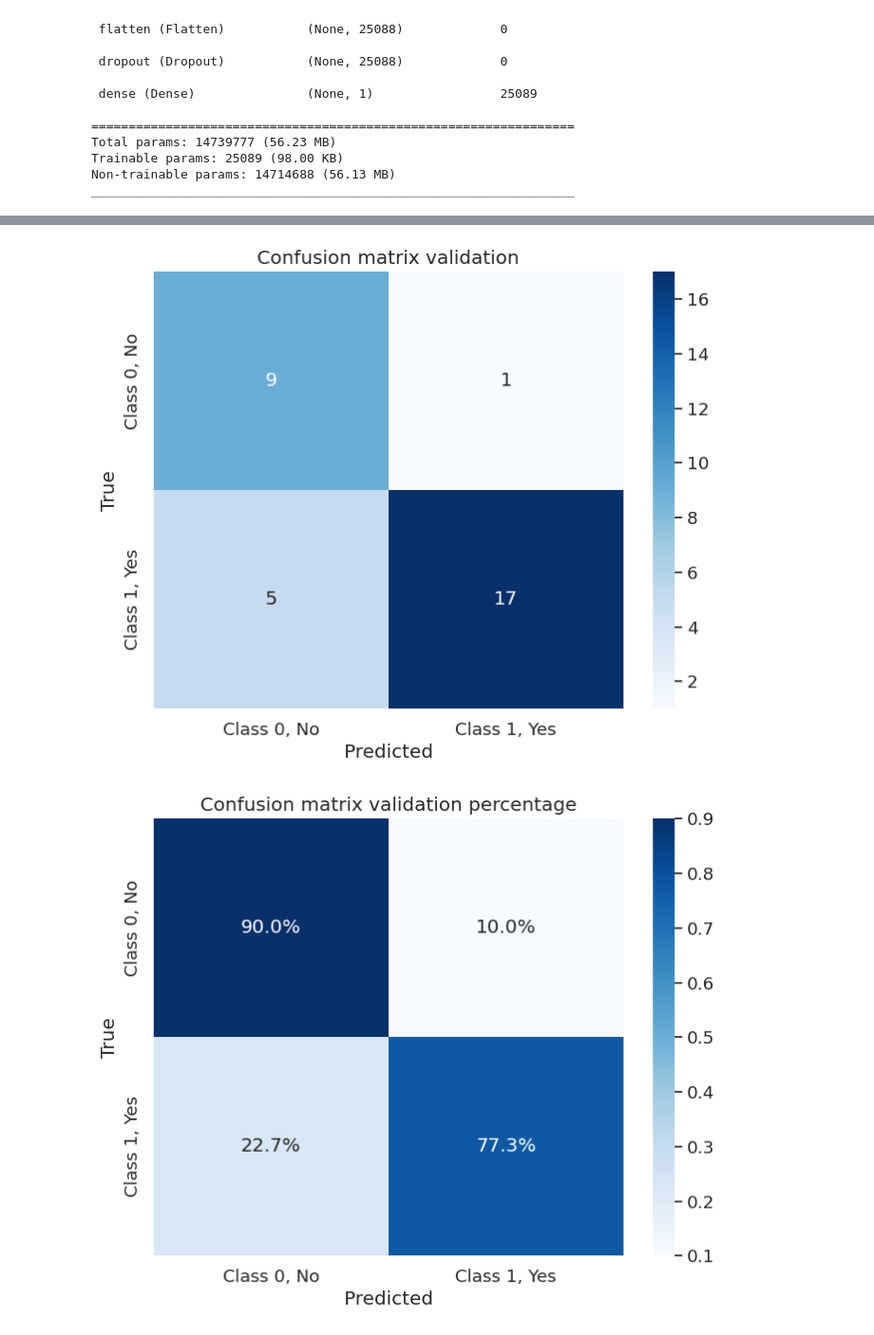
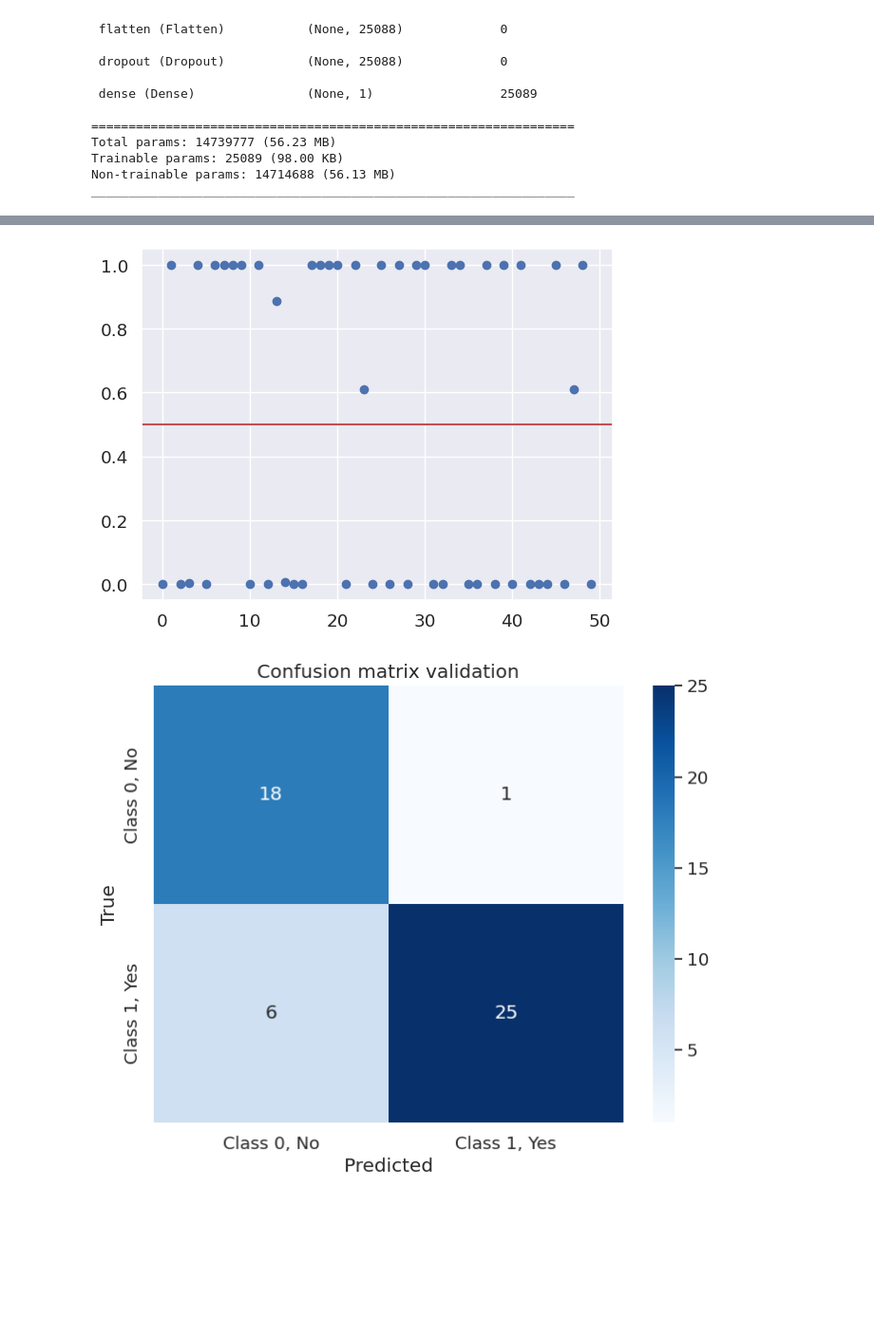
Before and after one commit to gqkd/MRI_Brain_Tumor_Detection, a Jupyter notebook: Brain_Tumor_Detection.ipynb, the cells around one changed output, grey strips where cells are left out. Shown at 95% size. Saved outputs shown, nothing was run; the diff lists cells and outputs as text; code cells hidden in the pictures; blank space fills up the shorter version.

Commit message:
tests

```diff
--- a/Brain_Tumor_Detection.ipynb
+++ b/Brain_Tumor_Detection.ipynb
@@ -326,7 +477,9 @@ for i in range(10):
 # %%
 # splitting
-X_train, X_remain, y_train, y_remain = train_test_split(X, y, test_size=0.25, random_state=42)
-X_test, X_val, y_test, y_val = train_test_split(X_remain, y_remain, test_size=0.5, random_state=42)
+X_train, X_remain, y_train, y_remain = train_test_split(X, y, train_size=int(np.ceil(len(X)*0.76)), random_state=42)
+X_test, X_val, y_test, y_val = train_test_split(X_remain, y_remain, train_size=0.18, random_state=42)
+
+del X_remain, y_remain
 # %%
 #distribution of classes train test and validation
 plot_classes_distribution([y_train,y_test,y_val],['Train','Test','Validation'])
@@ -951,12 +965,12 @@ Epoch 10/10
 # %%
-EPOCHS = 50
+EPOCHS = 30
 
 es = EarlyStopping(
-    # monitor='val_accuracy',
-    monitor='val_loss',
-    # mode='max',
-    mode='min',
-    patience=10,
+    monitor='val_accuracy',
+    # monitor='val_loss',
+    mode='max',
+    # mode='min',
+    patience=5,
     verbose = 1
 )
 
@@ -968,7 +982,8 @@ es = EarlyStopping(
 
 model.compile(
     loss='binary_crossentropy',
-    optimizer=tf.keras.optimizers.Adam(learning_rate = lr),
+    optimizer=tf.keras.optimizers.Adam(),
+    # optimizer=RMSprop(),
     metrics=['accuracy']
 )
 
@@ -976,12 +991,14 @@ model.summary()
 
 history = model.fit(
     train_generator,
-    # steps_per_epoch=len(X_train_crop),
+    steps_per_epoch = len(train_generator), #num samples 193, size batch 32, steps per epoch = 193/32 = 6
     epochs=EPOCHS,
     validation_data=validation_generator,
-    # validation_steps=25,
+    validation_steps = len(validation_generator), #num samples 50, size batch 32, steps per epoch = 50/32 = 1
     callbacks=[es]
 )
+
+plot_performances(history)
 # %% [output]
 Model: "sequential"
 _________________________________________________________________
@@ -1012,9 +1021,15 @@ X_test_crop_rgb = crop(X_test, return_rgb = True)
 # %%
+X_val_crop_rgb = crop(X_val, return_rgb = True)
+X_test_crop_rgb = crop(X_test, return_rgb = True)
+
 # Define class labels (assuming 0, not tumor, and 1, yes tumor)
 class_names = ['Class 0, No', 'Class 1, Yes']
 
 # validate on validation set
 predictions = model.predict(X_val_crop_rgb)
+plt.figure()
+plt.plot(predictions,'bo')
+plt.axhline(y=0.5, color='r', linestyle='-')
 predictions = [1 if x>0.5 else 0 for x in predictions]
 
 accuracy = accuracy_score(y_val, predictions)
@@ -1027,6 +1042,9 @@ plot_cm(cm, class_names, normalize = True, title = 'Confusion matrix validation
 
 # validate on test set
 predictions = model.predict(X_test_crop_rgb)
+plt.figure()
+plt.plot(predictions,'bo')
+plt.axhline(y=0.5, color='r', linestyle='-')
 predictions = [1 if x>0.5 else 0 for x in predictions]
 
 accuracy = accuracy_score(y_test, predictions)
@@ -1044,2 +1062,2 @@ Val Accuracy = 0.94
-[figure, old version]
+[figure, new version]
-[figure, old version]
+[figure, new version]
```
Also changed, not shown: parts of 20 cells of this notebook.
